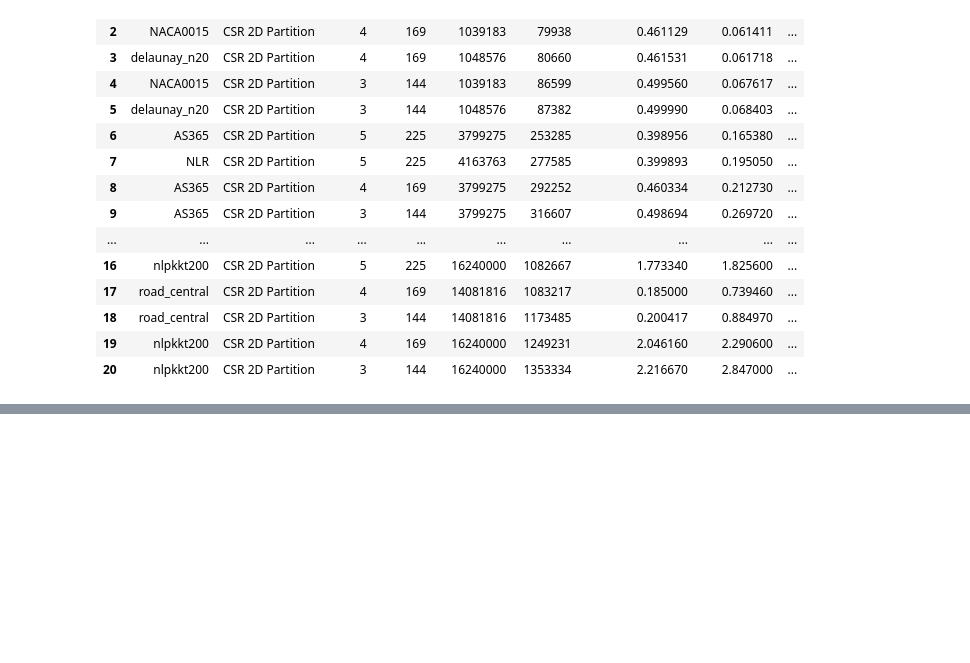
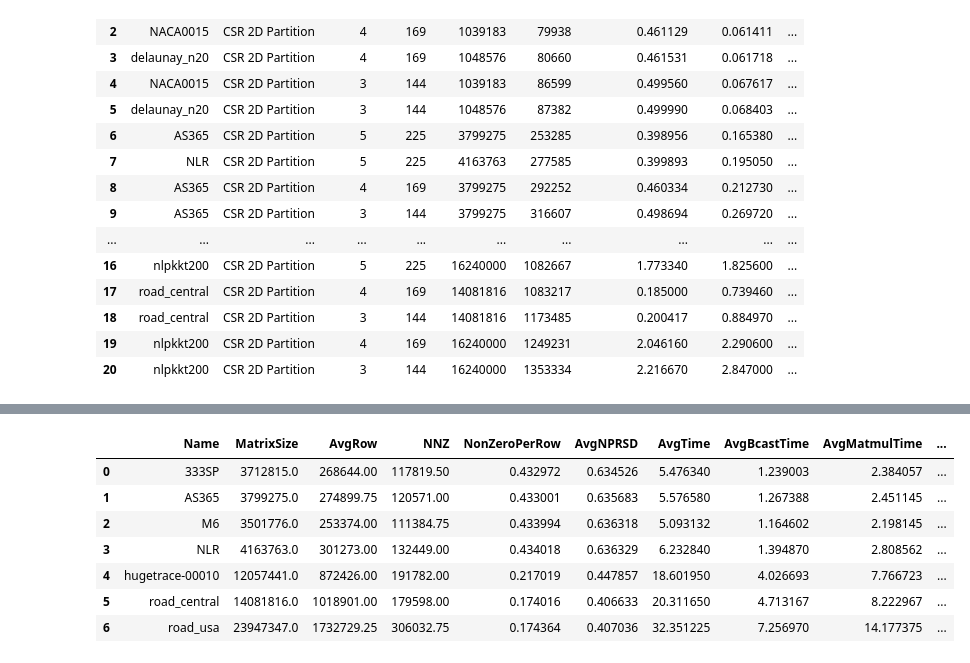
Before and after one commit to marufdsi/ConferencePapers, a Jupyter notebook: ICPP2021/ICPP_PLOTS_GEN.ipynb, the cells around one changed output, grey strips where cells are left out. Saved outputs shown, nothing was run; the diff lists cells and outputs as text; code cells hidden in the pictures; blank space fills up the shorter version.

```diff
--- a/ICPP2021/ICPP_PLOTS_GEN.ipynb
+++ b/ICPP2021/ICPP_PLOTS_GEN.ipynb
@@ -1214,0 +1335,13 @@ for i,r in csr_dyn_lk_spmv.iterrows():
+# %%
+csr_full_data = pd.read_csv("../../SpMV_Model/src/SkylakeResults/MPI_CSR_2D_SpMV.csv")
+csr_real_data = csr_full_data[csr_full_data["Name"].isin(test_matrices)].groupby("Name").mean().reset_index()
+csr_real_data
+# %% [output]
+|  | Name | MatrixSize | AvgRow | NNZ | NonZeroPerRow | AvgNPRSD | AvgTime | AvgBcastTime | AvgMatmulTime | ... |
+| 0 | 333SP | 3712815.0 | 268644.00 | 117819.50 | 0.432972 | 0.634526 | 5.476340 | 1.239003 | 2.384057 | ... |
+| 1 | AS365 | 3799275.0 | 274899.75 | 120571.00 | 0.433001 | 0.635683 | 5.576580 | 1.267388 | 2.451145 | ... |
+| 2 | M6 | 3501776.0 | 253374.00 | 111384.75 | 0.433994 | 0.636318 | 5.093132 | 1.164602 | 2.198145 | ... |
+| 3 | NLR | 4163763.0 | 301273.00 | 132449.00 | 0.434018 | 0.636329 | 6.232840 | 1.394870 | 2.808562 | ... |
+| 4 | hugetrace-00010 | 12057441.0 | 872426.00 | 191782.00 | 0.217019 | 0.447857 | 18.601950 | 4.026693 | 7.766723 | ... |
+| 5 | road_central | 14081816.0 | 1018901.00 | 179598.00 | 0.174016 | 0.406633 | 20.311650 | 4.713167 | 8.222967 | ... |
+| 6 | road_usa | 23947347.0 | 1732729.25 | 306032.75 | 0.174364 | 0.407036 | 32.351225 | 7.256970 | 14.177375 | ... |
```
Also changed, not shown: parts of 6 cells of this notebook, 2 other files.
